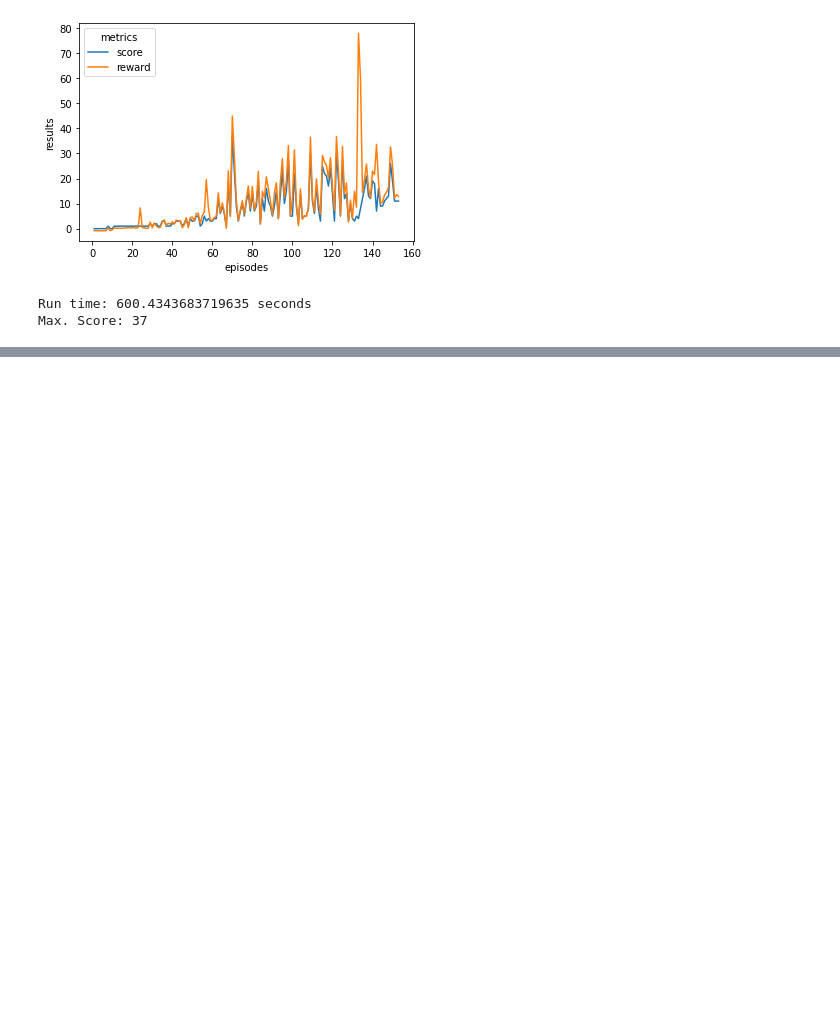
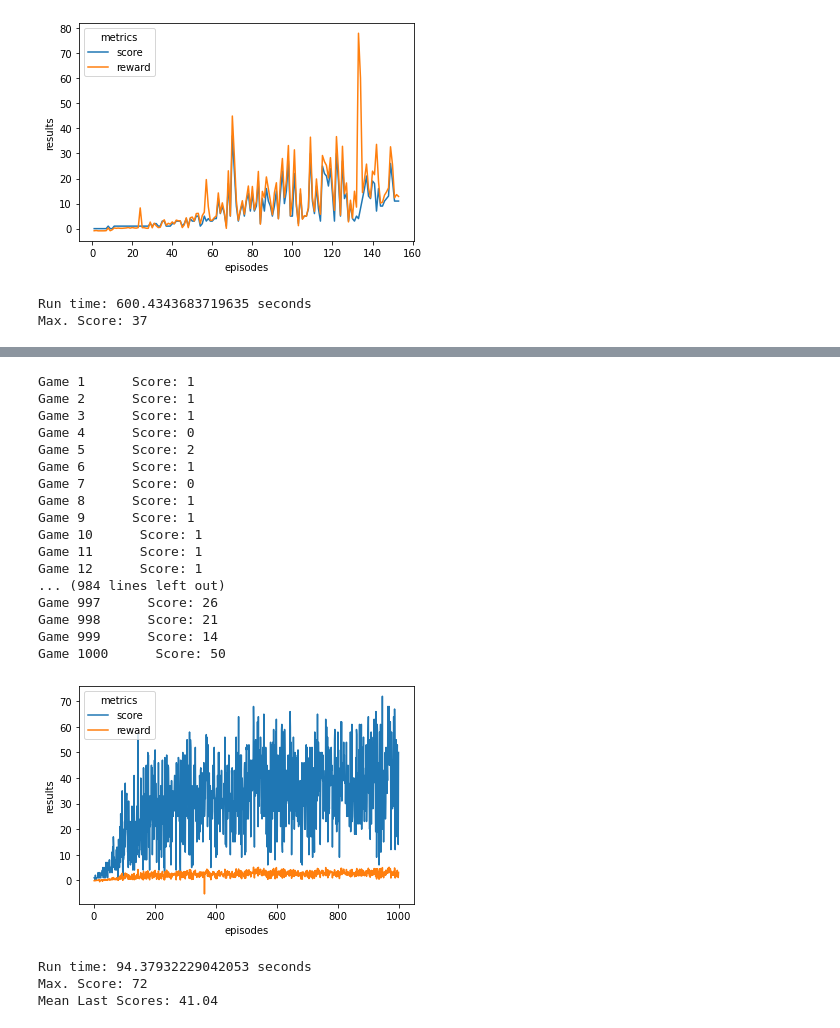
Before and after one commit to gabrielsantosrv/snake-ga, a Jupyter notebook: Q_learning.ipynb, the cells around one changed output, grey strips where cells are left out. Cells and saved outputs as stored; diff of their text form; code cells hidden in the pictures; blank space fills up the shorter version.

```diff
--- a/Q_learning.ipynb
+++ b/Q_learning.ipynb
@@ -775,0 +781,41 @@ Mean Last Scores: 31.78
+# %%
+N0 = 0.5
+gamma = 0.98
+global non_improvement
+non_improvement = 0
+
+# define agent
+qLearningAgent = QLearningAgent(N0, gamma, NUM_STATES, NUM_ACTIONS, ACTION_SPACE)
+
+start = time.time()
+metrics = run_q_learning(qLearningAgent, reward_function=lambda env: reward_linear(env, penalty_rate=0.05),
+                             episodes=1000, speed=0, display=False, verbose=True)
+end = time.time()
+
+plot_metrics(metrics, filepath=None)
+
+print('Run time:', (end-start), 'seconds')
+print('Max. Score:', max(metrics['scores']))
+print('Mean Last Scores:', np.mean(metrics['scores'][-50:]))
+# %% [output]
+Game 1      Score: 1
+Game 2      Score: 1
+Game 3      Score: 1
+Game 4      Score: 0
+Game 5      Score: 2
+Game 6      Score: 1
+Game 7      Score: 0
+Game 8      Score: 1
+Game 9      Score: 1
+Game 10      Score: 1
+Game 11      Score: 1
+Game 12      Score: 1
+... (984 lines left out)
+Game 997      Score: 26
+Game 998      Score: 21
+Game 999      Score: 14
+Game 1000      Score: 50
+[figure, added]
+Run time: 94.37932229042053 seconds
+Max. Score: 72
+Mean Last Scores: 41.04
```
Also changed, not shown: parts of 6 cells of this notebook.
